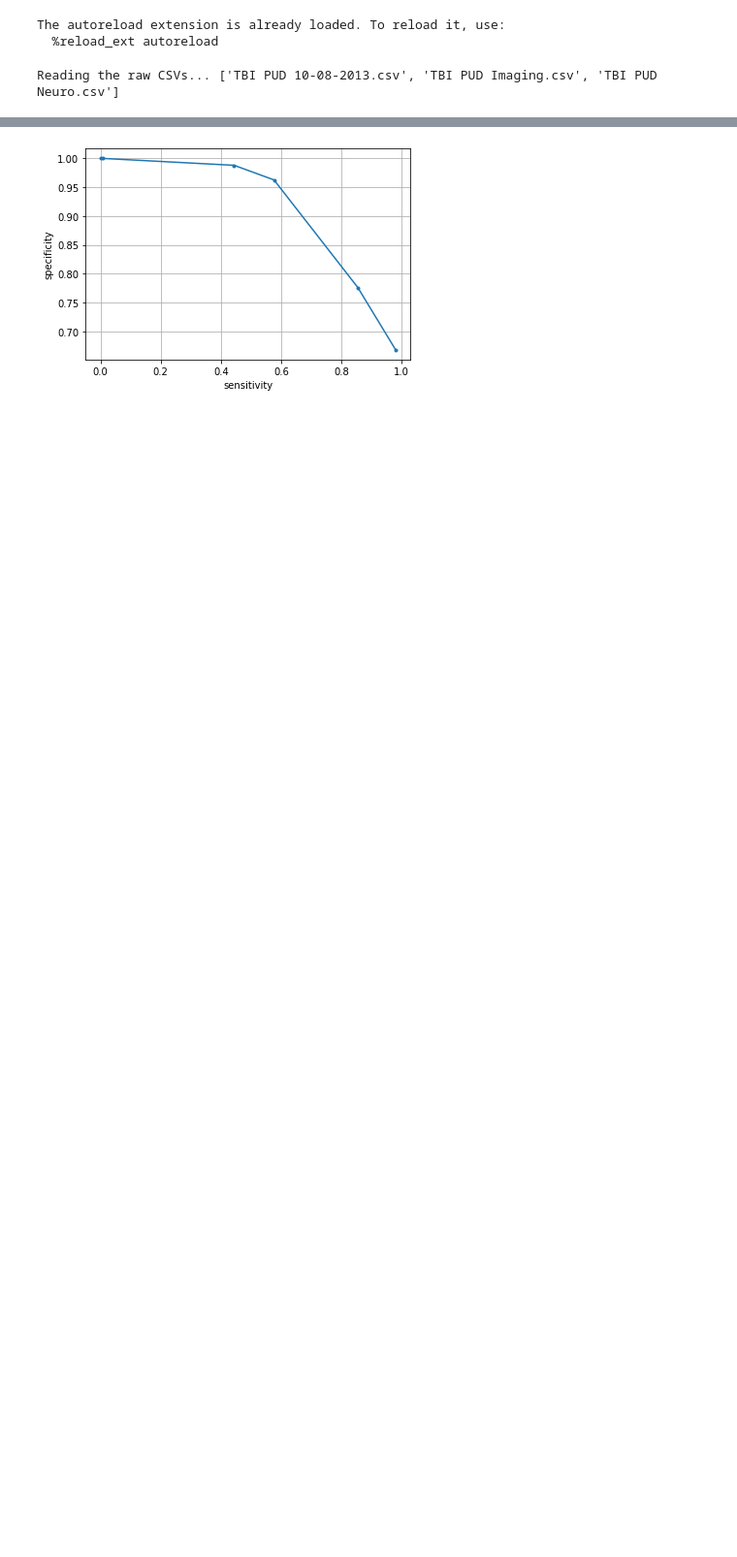
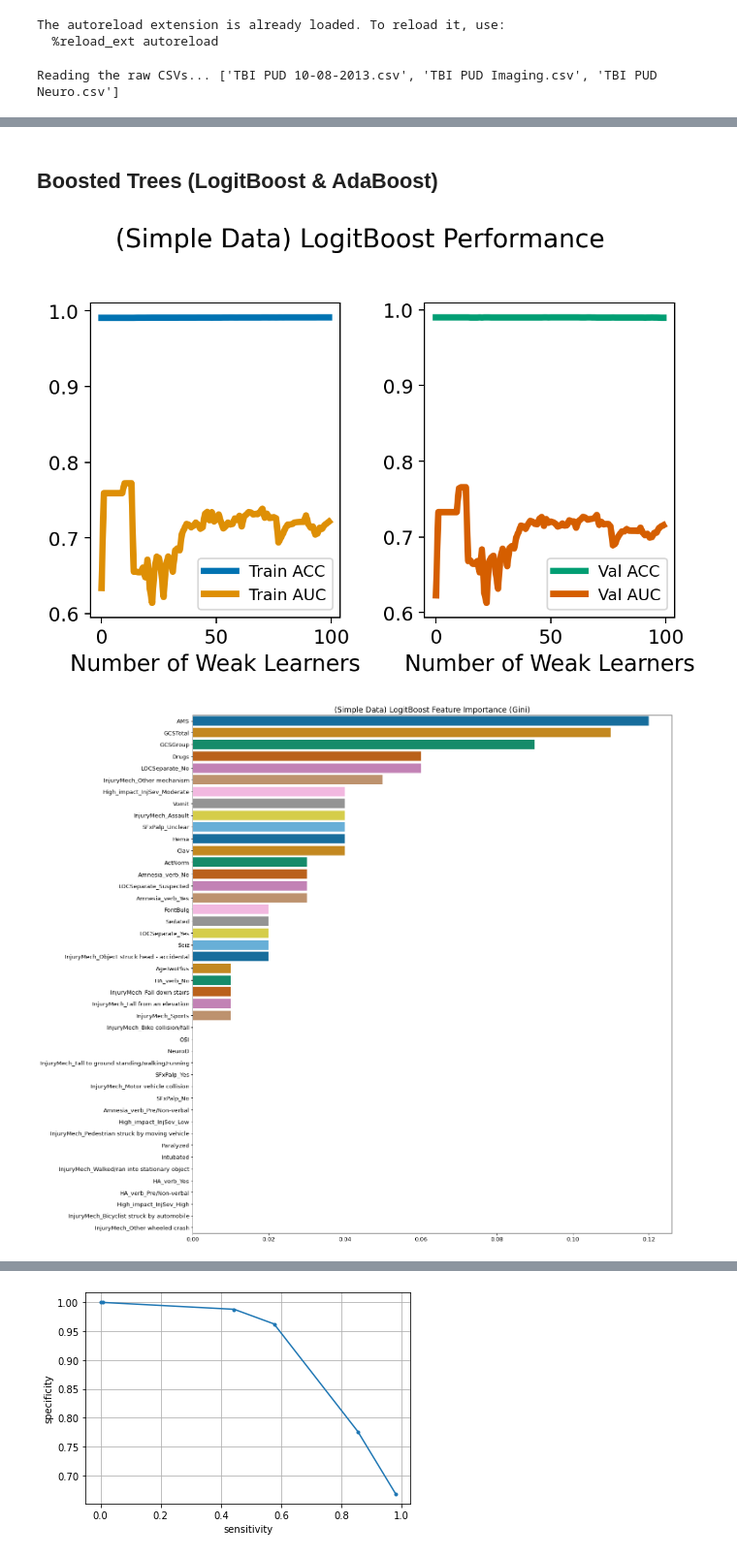
Before and after one commit to Yu-Group/clinical-rule-vetting, a Jupyter notebook: rulevetting/projects/tbi_pecarn/notebooks/01_fit_interpretable_models.ipynb, the cells around one changed output, grey strips where cells are left out. Shown at 97% size. Saved outputs shown, nothing was run; the diff lists cells and outputs as text; code cells hidden in the pictures; blank space fills up the shorter version.

Commit message:
putting logreg and boosted models in one notebook

```diff
--- a/rulevetting/projects/tbi_pecarn/notebooks/01_fit_interpretable_models.ipynb
+++ b/rulevetting/projects/tbi_pecarn/notebooks/01_fit_interpretable_models.ipynb
@@ -71,7 +104,7 @@ simple_var_list = ['InjuryMech_Assault',
        'InjuryMech_Pedestrian struck by moving vehicle', 'InjuryMech_Sports',
        'InjuryMech_Walked/ran into stationary object',
        'High_impact_InjSev_High', 'High_impact_InjSev_Low',
-       'High_impact_InjSev_Moderate', 'High_impact_InjSev_No', 'Amnesia_verb_No',
+       'High_impact_InjSev_Moderate', 'Amnesia_verb_No',
        'Amnesia_verb_Pre/Non-verbal', 'Amnesia_verb_Yes',
        'LOCSeparate_No', 'LOCSeparate_Suspected', 'LOCSeparate_Yes',
        'Seiz', 'ActNorm', 'HA_verb_No', 'HA_verb_Pre/Non-verbal', 'HA_verb_Yes',
@@ -81,12 +114,11 @@ simple_var_list = ['InjuryMech_Assault',
 
 df_simp = df[simple_var_list]
 
-# Excluding samples with GCS score < 14
-df_simp = df[simple_var_list + ["GCSGroup"]]
-df_simp = df_simp.loc[df_simp["GCSGroup"] != 1]
+# Excluding samples with GCS score < 14 and dropping GCSGroup indicator
+df_simp = df_simp[df_simp['GCSTotal'] >= 14]
 df_simp = df_simp.drop(columns=["GCSGroup"])
 
-# TRAIN AND TEST FROM SIMPLIFIED DATA
+# splits for simplified data
 df_simp_train, df_simp_tune, df_simp_test = Dataset().split_data(df_simp)
 X_simp_train = df_simp_train.drop(columns=outcome_def)
 y_simp_train = df_simp_train[outcome_def].values
@@ -105,0 +179,62 @@ feature_names_simp = list(X_simp_train)
+# %% [markdown]
+## Boosted Trees (LogitBoost & AdaBoost)
+# %%
+import warnings
+
+def fit_eval_boosted(model, X_train, y_train, X_val, y_val, title_str):
+    # Fit model
+    model.fit(X_train, y_train)
+
+    # Find accuracies on train/val sets
+    # This takes ~2 minutes to run
+    auc_train = []
+    acc_train = []
+    auc_val = []
+    acc_val = []
+    with warnings.catch_warnings():
+        warnings.simplefilter("ignore")
+        train_pred = list(model.staged_predict_proba(X_train))
+        val_pred = list(model.staged_predict_proba(X_val))
+        for tp in train_pred:
+            auc_train.append(roc_auc_score(y_train, tp[:, 1]))
+            acc_train.append((y_train == tp.argmax(axis=1)).mean())
+        for vp in val_pred:
+            auc_val.append(roc_auc_score(y_val, vp[:, 1]))
+            acc_val.append((y_val == vp.argmax(axis=1)).mean())
+
+    # Plot ACC/AUC as function of number of weak learners
+    plt.figure()
+    plt.suptitle(title_str + " Performance", y=1.02)
+
+    plt.subplot(1, 2, 1)
+    plt.plot(acc_train, label="Train ACC", color=color_list[0])
+    plt.plot(auc_train, label="Train AUC", color=color_list[1])
+    plt.xlabel("Number of Weak Learners")
+    plt.legend()
+
+    plt.subplot(1, 2, 2)
+    plt.plot(acc_val, label="Val ACC", color=color_list[2])
+    plt.plot(auc_val, label="Val AUC", color=color_list[3])
+    plt.xlabel("Number of Weak Learners")
+    plt.legend()
+
+    plt.tight_layout()
+
+    # Plot Feature Importances
+    barplot(pd.Series(dict(zip(simple_var_list[:-1],
+                           model.feature_importances_))).sort_values(ascending=False),
+        False, title_str + " Feature Importance (Gini)"
+       )
+
+    return (model, {"acc_train" : acc_train, "auc_train" : auc_train, "acc_val" : acc_val, "auc_val" : auc_val})
+
+# Fit LogitBoost model - n is the number of weak learners (we could in principle tune this)
+lboost = LogitBoost(n_estimators=100, random_state=0)
+lboost, lboost_perf = fit_eval_boosted(lboost, X_simp_train, y_simp_train, X_simp_tune, y_simp_tune, "(Simple Data) LogitBoost")
+
+# Fit LogitBoost model - n is the number of weak learners (we could in principle tune this)
+aboost = AdaBoostClassifier(n_estimators=100, random_state=0)
+aboost, aboost_perf = fit_eval_boosted(aboost, X_simp_train, y_simp_train, X_simp_tune, y_simp_tune, "(Simple Data) AdaBoost")
+# %% [output]
+[figure, added]
+[figure, added]
```
Also changed, not shown: parts of 28 cells of this notebook, 3 other files.
